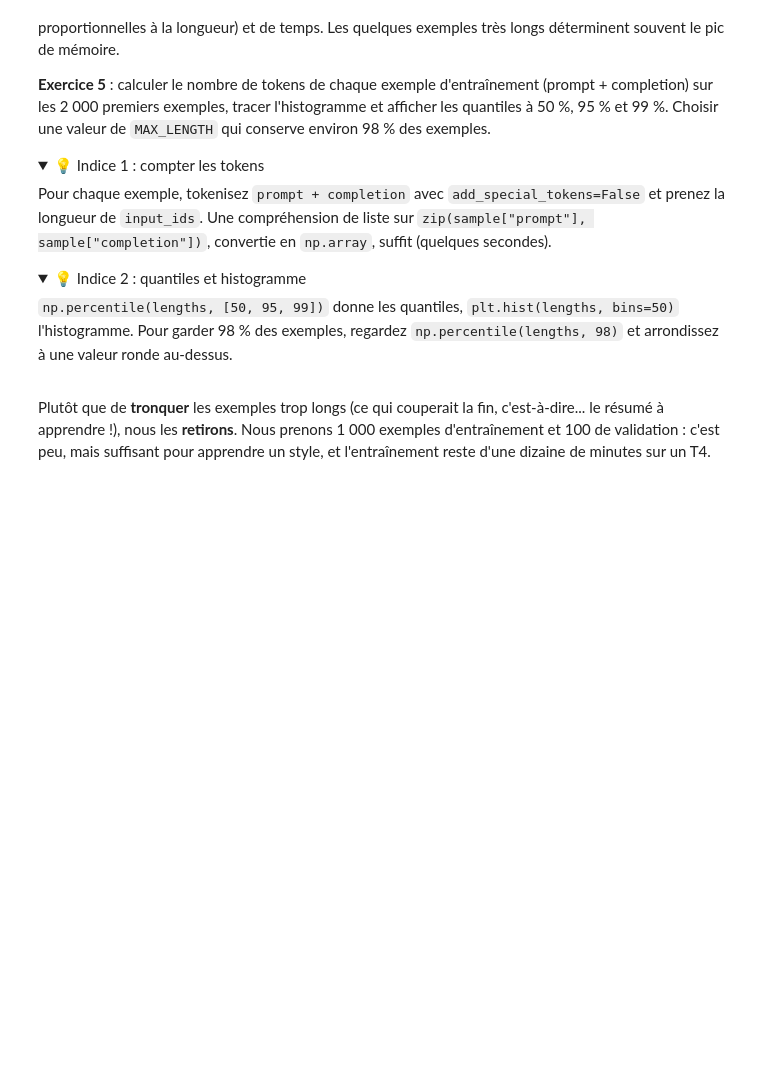
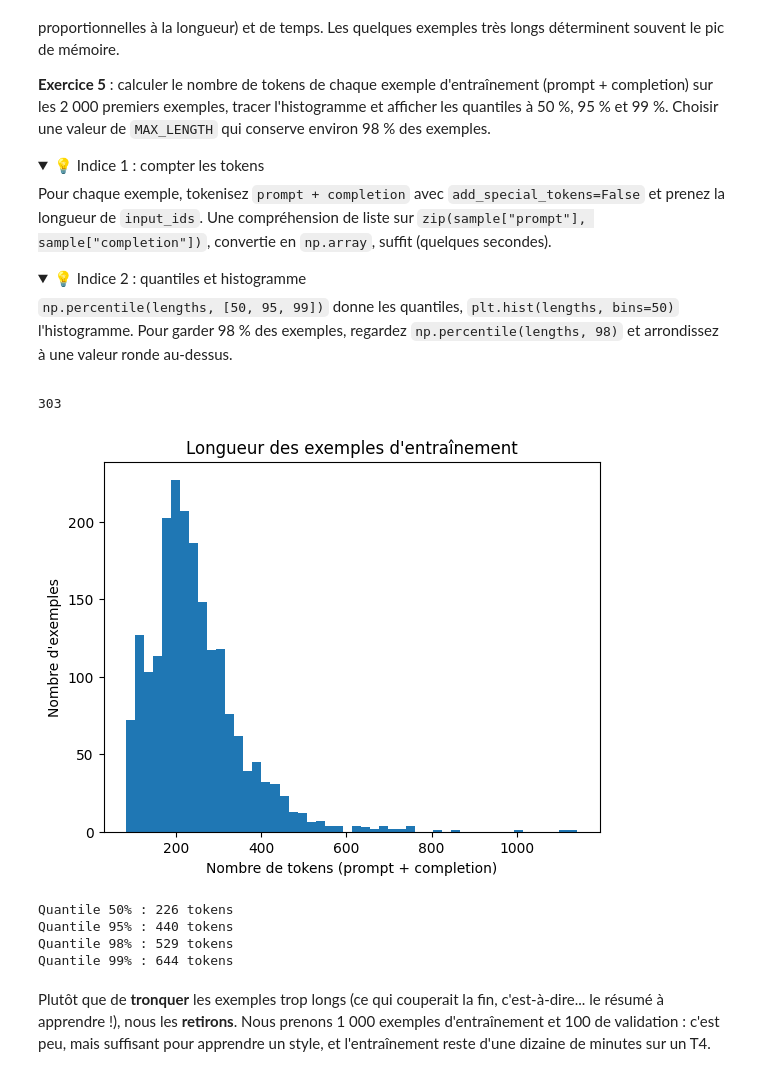
Before and after one commit to pierrebg18/tp-fine-tuning-student-version, a Jupyter notebook: tp-fine-tuning.ipynb, the cells around one changed output. Drawn from its saved outputs; the diff is of its cells as text; code cells hidden in the pictures; folded sections open; blank space fills up the shorter version.

```diff
--- a/tp-fine-tuning.ipynb
+++ b/tp-fine-tuning.ipynb
@@ -455,6 +455,33 @@ Pour chaque exemple, tokenisez `prompt + completion` avec `add_special_tokens=Fa
 # %%
 sample = dataset["train"].select(range(2000)).map(format_example)
 # VOTRE CODE ICI
+#test avec le premier exemple
+
+ex = sample[0] # choix de lexemple 0
+n_tokens = len(tokenizer(ex["prompt"] + ex["completion"], add_special_tokens=False)["input_ids"])
+print(n_tokens)
+
+
+lengths = [
+    len(tokenizer(ex["prompt"] + ex["completion"], add_special_tokens=False)["input_ids"])
+    for ex in sample
+]
+
+plt.hist(lengths, bins=50)
+plt.xlabel("Nombre de tokens (prompt + completion)")
+plt.ylabel("Nombre d'exemples")
+plt.title("Longueur des exemples d'entraînement")
+plt.show()
+
+for q in (0.50, 0.95, 0.98, 0.99):
+    print(f"Quantile {q:.0%} : {np.quantile(lengths, q):.0f} tokens")
+# %% [output]
+303
+[figure, added]
+Quantile 50% : 226 tokens
+Quantile 95% : 440 tokens
+Quantile 98% : 529 tokens
+Quantile 99% : 644 tokens
 # %%
 MAX_LENGTH = 512  # à ajuster selon votre analyse
 # %% [markdown]
```
